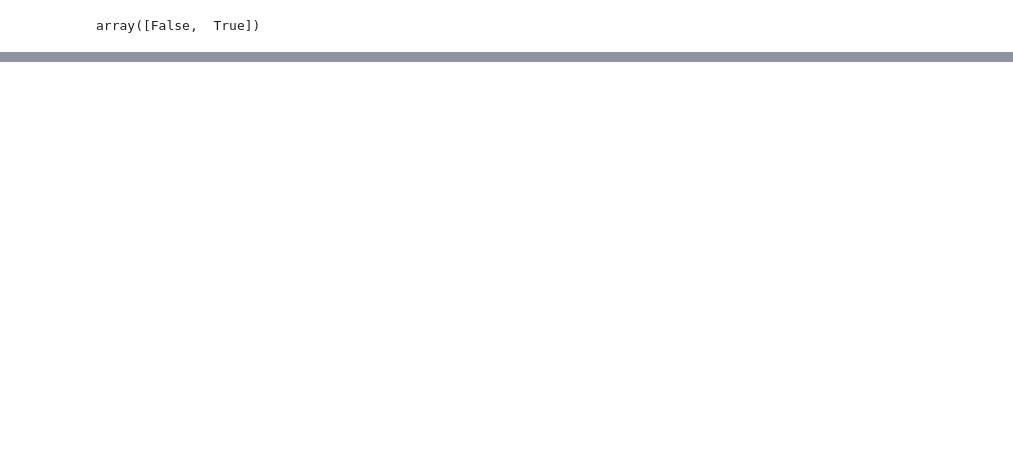
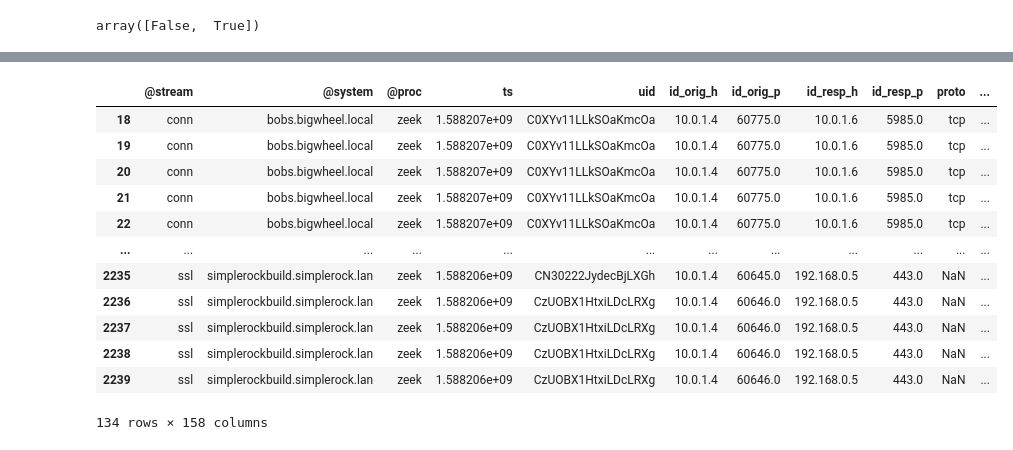
Before and after one commit to zulu8/graph_msc, a Jupyter notebook: Network1.ipynb, the cells around one changed output, grey strips where cells are left out. Cells and saved outputs as stored; diff of their text form; code cells hidden in the pictures; blank space fills up the shorter version.

Commit message:
network label prop working

```diff
--- a/Network1.ipynb
+++ b/Network1.ipynb
@@ -67,0 +381,10 @@ df_label.replace('-', np.nan, inplace=True)
+# %%
+df_zeek = df_zeek.astype({'Source_Port': 'str'})
+df_zeek = df_zeek.astype({'Source_IP': 'str'})
+df_zeek = df_zeek.astype({'Destination_Port': 'str'})
+df_zeek = df_zeek.astype({'Destination_IP': 'str'})
+# %%
+bad_flows = bad_flows.astype({'Source_Port': 'str'})
+bad_flows = bad_flows.astype({'Source_IP': 'str'})
+bad_flows = bad_flows.astype({'Destination_Port': 'str'})
+bad_flows = bad_flows.astype({'Destination_IP': 'str'})
@@ -67,0 +402,12 @@ df_label.replace('-', np.nan, inplace=True)
+# %%
+# Transform Similar Data to Single Columns
+bad_flows['1_IP'] = bad_flows['Destination_IP']
+bad_flows['1_Port'] = bad_flows['Destination_Port']
+
+#df_label['Destination_IP'] = df_label['Destination_IP'].fillna(df_label['DestAddress'])
+#df_label['Source_IP'] = df_label['IpAddress']
+#df_label['Source_IP'] = df_label['Source_IP'].fillna(df_label['SourceIp'])
+#df_label['Source_IP'] = df_label['Source_IP'].fillna(df_label['SourceAddress'])
+#df_label['Source_Port'] = df_label['IpPort']
+#df_label['Source_Port'] = df_label['Source_Port'].fillna(df_label['SourcePort'])
+#df_label['Destination_Port'] = df_label['Destination_Port'].fillna(df_label['DestPort'])
@@ -67,0 +459,12 @@ df_label.replace('-', np.nan, inplace=True)
+# %%
+#result = pd.merge(df_label, df_zeek,
+#                  on=['Source_IP', 'Source_Port', 'Destination_IP', 'Destination_Port'],
+#                  how='left',
+#                  )
+
+df_zeek2 = pd.merge(
+    left = df_zeek,
+    right = bad_flows,
+    how = 'left',
+    on = ['Destination_IP', 'Source_IP', 'Destination_Port']
+)
@@ -67,0 +493,16 @@ df_label.replace('-', np.nan, inplace=True)
+# %%
+df_zeek2[df_zeek2.TP_Binary == True]
+# %% [output]
+|  | @stream | @system | @proc | ts | uid | id_orig_h | id_orig_p | id_resp_h | id_resp_p | proto | ... |
+| 18 | conn | bobs.bigwheel.local | zeek | 1.588207e+09 | C0XYv11LLkSOaKmcOa | 10.0.1.4 | 60775.0 | 10.0.1.6 | 5985.0 | tcp | ... |
+| 19 | conn | bobs.bigwheel.local | zeek | 1.588207e+09 | C0XYv11LLkSOaKmcOa | 10.0.1.4 | 60775.0 | 10.0.1.6 | 5985.0 | tcp | ... |
+| 20 | conn | bobs.bigwheel.local | zeek | 1.588207e+09 | C0XYv11LLkSOaKmcOa | 10.0.1.4 | 60775.0 | 10.0.1.6 | 5985.0 | tcp | ... |
+| 21 | conn | bobs.bigwheel.local | zeek | 1.588207e+09 | C0XYv11LLkSOaKmcOa | 10.0.1.4 | 60775.0 | 10.0.1.6 | 5985.0 | tcp | ... |
+| 22 | conn | bobs.bigwheel.local | zeek | 1.588207e+09 | C0XYv11LLkSOaKmcOa | 10.0.1.4 | 60775.0 | 10.0.1.6 | 5985.0 | tcp | ... |
+| ... | ... | ... | ... | ... | ... | ... | ... | ... | ... | ... | ... |
+| 2235 | ssl | simplerockbuild.simplerock.lan | zeek | 1.588206e+09 | CN30222JydecBjLXGh | 10.0.1.4 | 60645.0 | 192.168.0.5 | 443.0 | NaN | ... |
+| 2236 | ssl | simplerockbuild.simplerock.lan | zeek | 1.588206e+09 | CzUOBX1HtxiLDcLRXg | 10.0.1.4 | 60646.0 | 192.168.0.5 | 443.0 | NaN | ... |
+| 2237 | ssl | simplerockbuild.simplerock.lan | zeek | 1.588206e+09 | CzUOBX1HtxiLDcLRXg | 10.0.1.4 | 60646.0 | 192.168.0.5 | 443.0 | NaN | ... |
+| 2238 | ssl | simplerockbuild.simplerock.lan | zeek | 1.588206e+09 | CzUOBX1HtxiLDcLRXg | 10.0.1.4 | 60646.0 | 192.168.0.5 | 443.0 | NaN | ... |
+| 2239 | ssl | simplerockbuild.simplerock.lan | zeek | 1.588206e+09 | CzUOBX1HtxiLDcLRXg | 10.0.1.4 | 60646.0 | 192.168.0.5 | 443.0 | NaN | ... |
+134 rows × 158 columns
```
Also changed, not shown: parts of 110 cells of this notebook.
